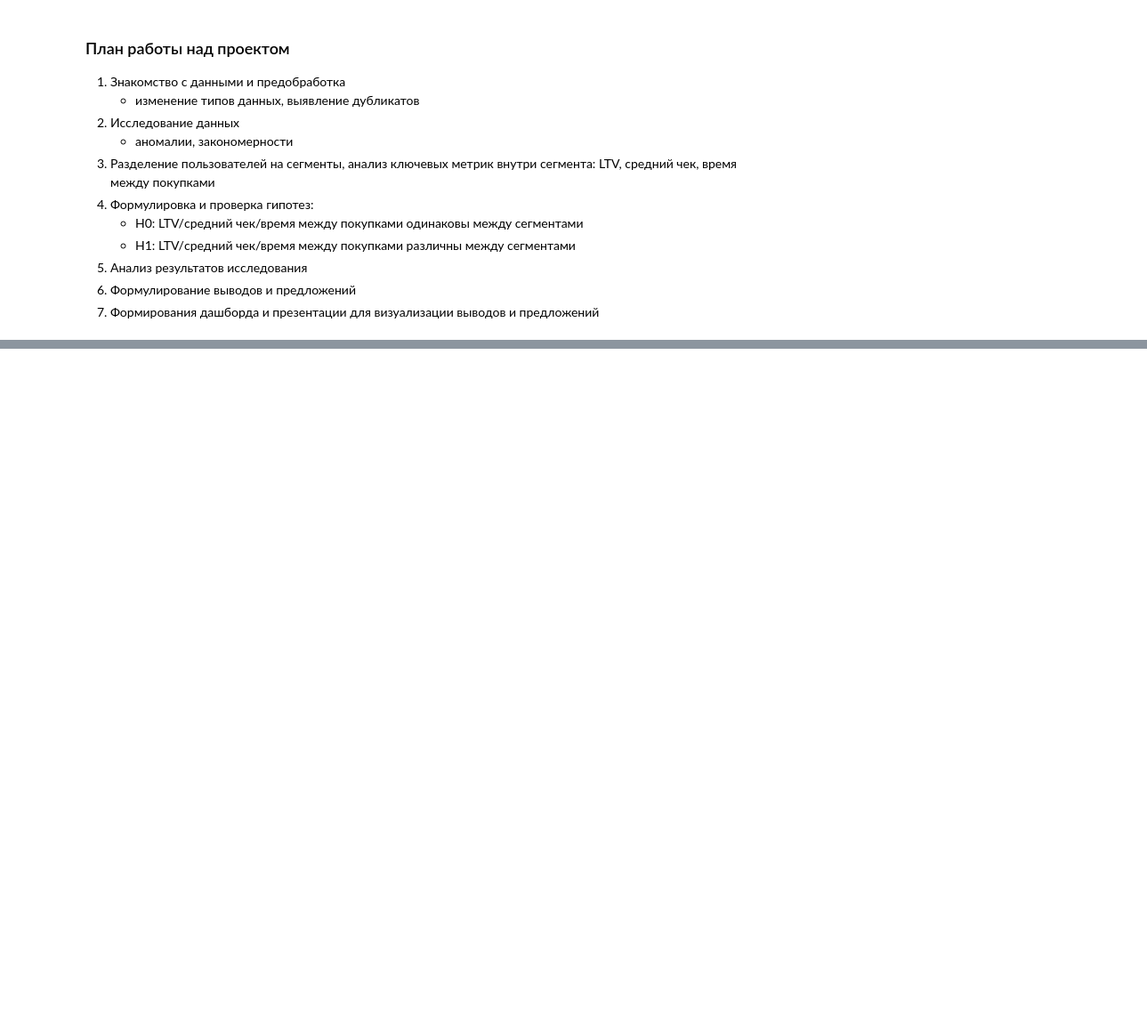
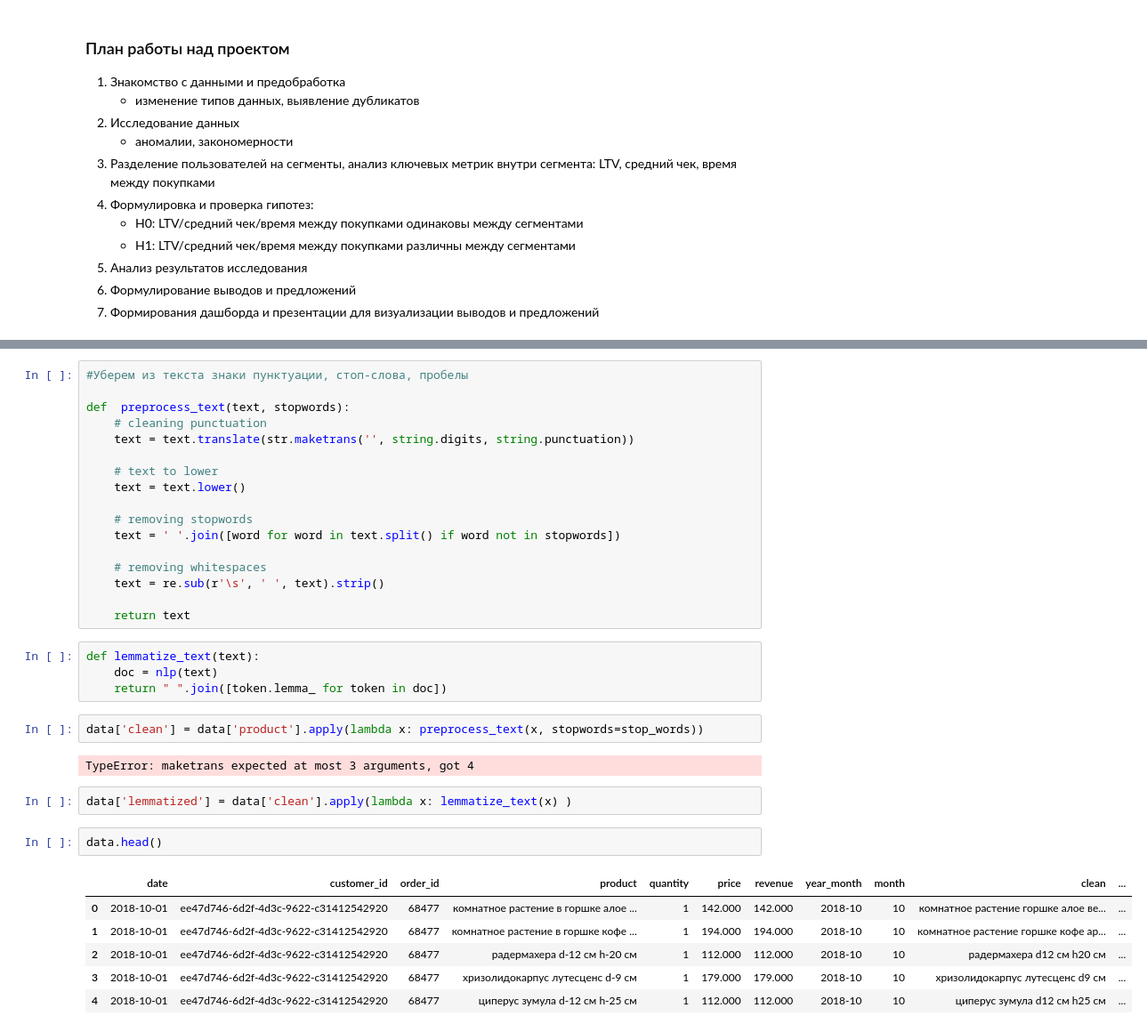
Before and after one commit to kbzunder/DA_final, a Jupyter notebook: Decomposition.ipynb, the cells around one changed output, grey strips where cells are left out. Shown at 89% size. Cells and saved outputs as stored; diff of their text form; blank space fills up the shorter version.

```diff
--- a/Decomposition.ipynb
+++ b/Decomposition.ipynb
@@ -69,0 +435,36 @@ memory usage: 315.9+ KB
+# %%
+#Уберем из текста знаки пунктуации, стоп-слова, пробелы
+
+def  preprocess_text(text, stopwords):
+    # cleaning punctuation
+    text = text.translate(str.maketrans('', string.digits, string.punctuation))
+
+    # text to lower
+    text = text.lower()
+
+    # removing stopwords
+    text = ' '.join([word for word in text.split() if word not in stopwords])
+
+    # removing whitespaces
+    text = re.sub(r'\s', ' ', text).strip()
+
+    return text
+# %%
+def lemmatize_text(text):
+    doc = nlp(text)
+    return " ".join([token.lemma_ for token in doc])
+# %%
+data['clean'] = data['product'].apply(lambda x: preprocess_text(x, stopwords=stop_words))
+# %% [output]
+TypeError: maketrans expected at most 3 arguments, got 4
+# %%
+data['lemmatized'] = data['clean'].apply(lambda x: lemmatize_text(x) )
+# %%
+data.head()
+# %% [output]
+|  | date | customer_id | order_id | product | quantity | price | revenue | year_month | month | clean | ... |
+| 0 | 2018-10-01 | ee47d746-6d2f-4d3c-9622-c31412542920 | 68477 | комнатное растение в горшке алое ... | 1 | 142.000 | 142.000 | 2018-10 | 10 | комнатное растение горшке алое ве... | ... |
+| 1 | 2018-10-01 | ee47d746-6d2f-4d3c-9622-c31412542920 | 68477 | комнатное растение в горшке кофе ... | 1 | 194.000 | 194.000 | 2018-10 | 10 | комнатное растение горшке кофе ар... | ... |
+| 2 | 2018-10-01 | ee47d746-6d2f-4d3c-9622-c31412542920 | 68477 | радермахера d-12 см h-20 см | 1 | 112.000 | 112.000 | 2018-10 | 10 | радермахера d12 см h20 см | ... |
+| 3 | 2018-10-01 | ee47d746-6d2f-4d3c-9622-c31412542920 | 68477 | хризолидокарпус лутесценс d-9 см | 1 | 179.000 | 179.000 | 2018-10 | 10 | хризолидокарпус лутесценс d9 см | ... |
+| 4 | 2018-10-01 | ee47d746-6d2f-4d3c-9622-c31412542920 | 68477 | циперус зумула d-12 см h-25 см | 1 | 112.000 | 112.000 | 2018-10 | 10 | циперус зумула d12 см h25 см | ... |
```
Also changed, not shown: parts of 54 cells of this notebook, 1 other file.
